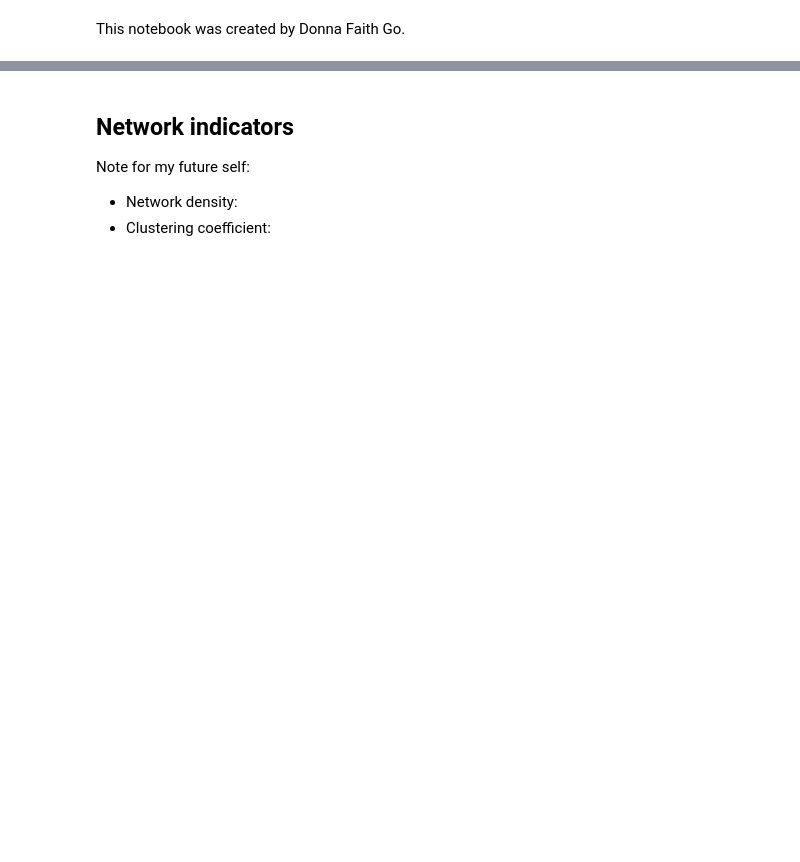
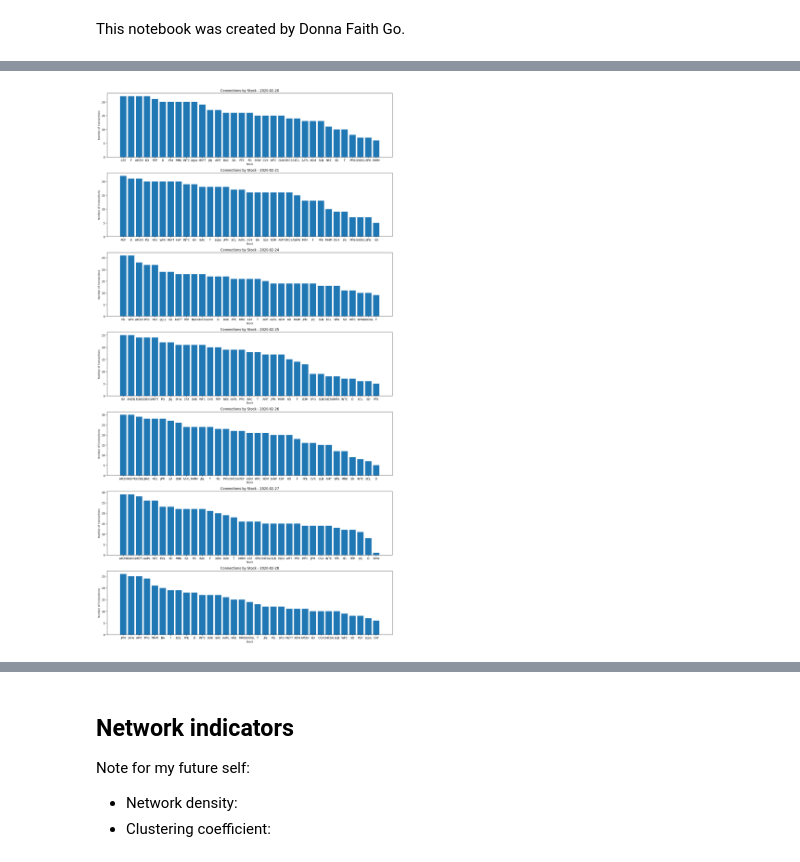
Before and after one commit to donnafaithhh/LP-Norms-and-Volatility, a Jupyter notebook: graph neural network/04 Clusters.ipynb, the cells around one changed output, grey strips where cells are left out. Drawn from its saved outputs; the diff is of its cells as text; code cells hidden in the pictures; blank space fills up the shorter version.

```diff
--- a/graph neural network/04 Clusters.ipynb
+++ b/graph neural network/04 Clusters.ipynb
@@ -136,4 +164,11 @@ get_actual_connection(start_date='2008-10-01',
 # %%
 # onset of 2020 covid-19 pandemic
+plot_degree_connection(start_date='2020-02-20',
+                      end_date='2020-02-28',
+                      directory = "adjacency matrices 2",
+                      selected_stocks=selected_stocks,
+                      mode="actual")
+# %% [output]
+[figure, added]
 # %% [markdown]
 ## Betweeness, closeness, and degree centrality
```
Also changed, not shown: parts of 14 cells of this notebook.
